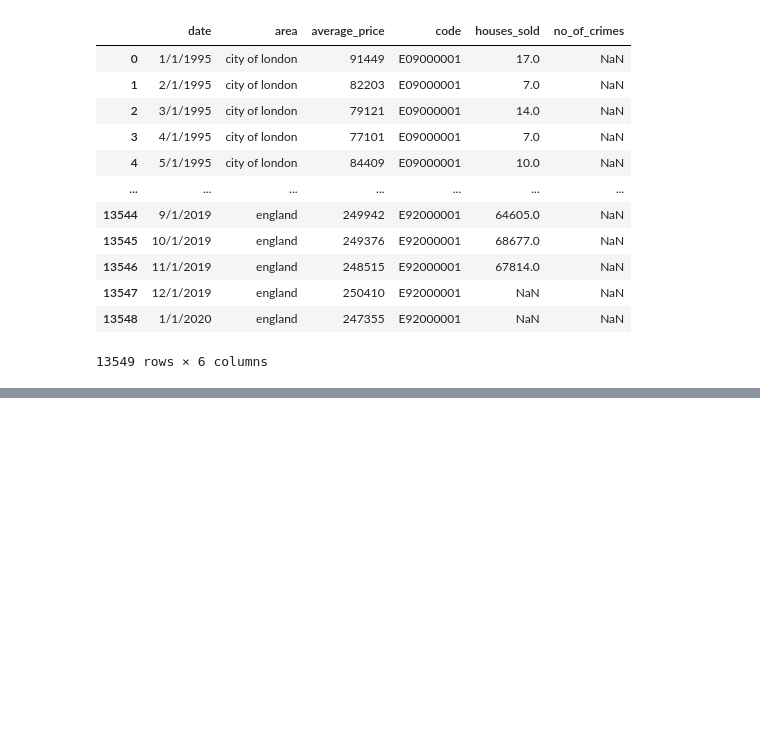
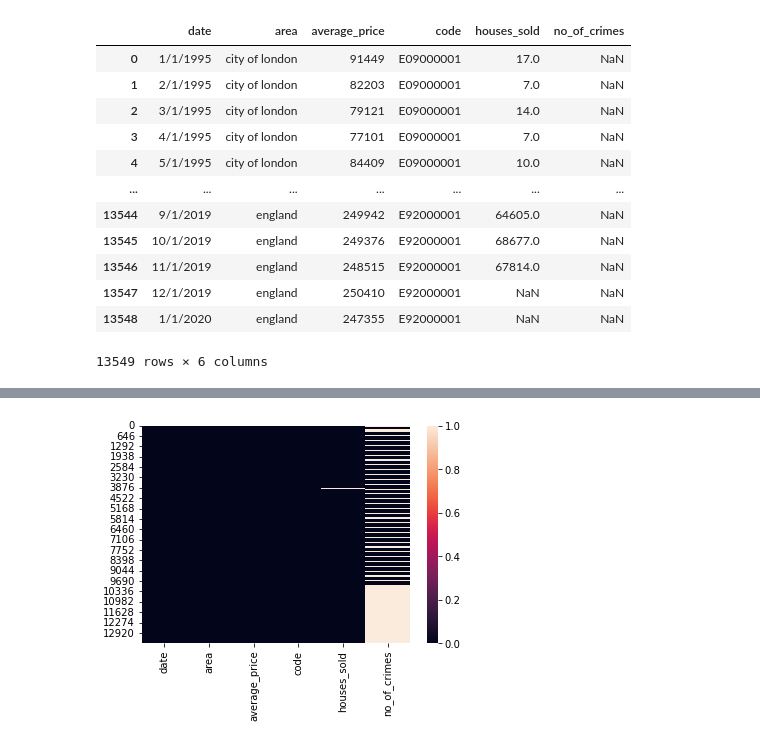
Before and after one commit to vishal-analyst/London-Housing-Project, a Jupyter notebook: London_Housing.ipynb, the cells around one changed output, grey strips where cells are left out. Drawn from its saved outputs; the diff is of its cells as text; code cells hidden in the pictures; blank space fills up the shorter version.

```diff
--- a/London_Housing.ipynb
+++ b/London_Housing.ipynb
@@ -19,0 +42,7 @@ data
+# %%
+import seaborn as sb
+import matplotlib.pyplot as plt
+sb.heatmap(data.isnull())
+plt.show()
+# %% [output]
+[figure, added]
```
Also changed, not shown: parts of 8 cells of this notebook.
